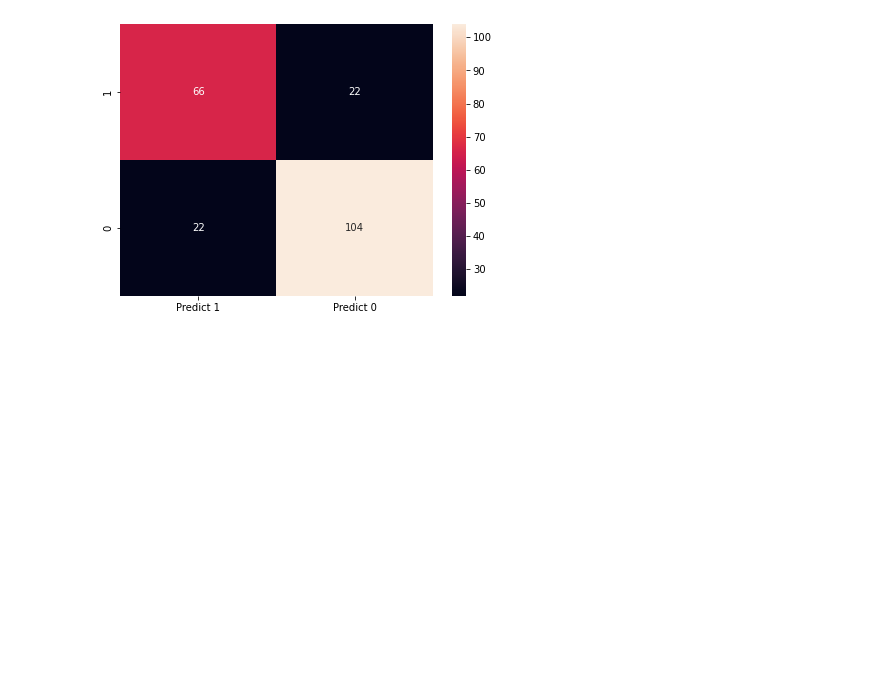
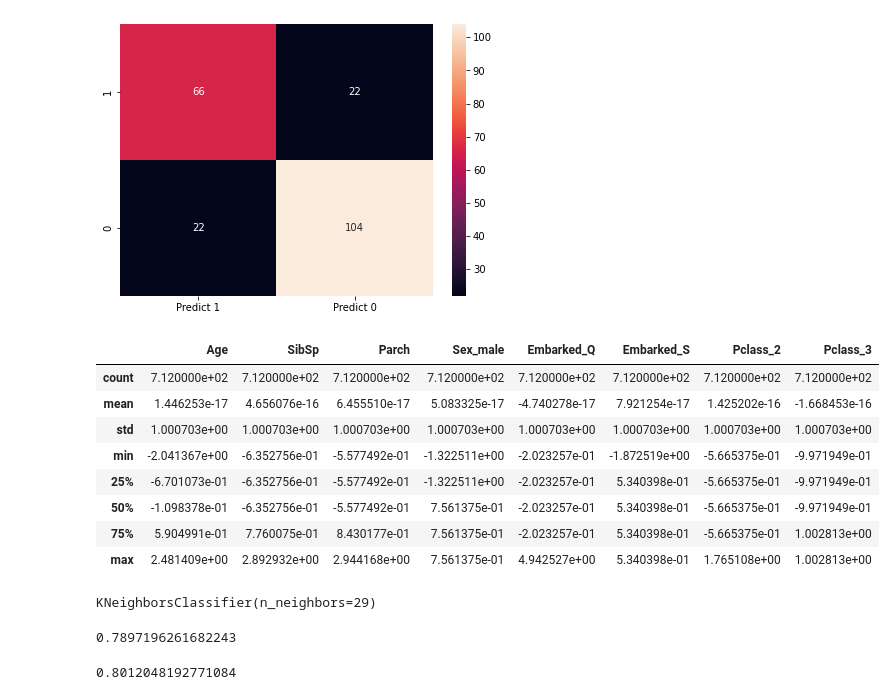
Before and after one commit to Roopesh1070/machine-learning-projects, a Jupyter notebook: logistic regression.ipynb, the cells around one changed output. Saved outputs shown, nothing was run; the diff lists cells and outputs as text; code cells hidden in the pictures; blank space fills up the shorter version.

```diff
--- a/logistic regression.ipynb
+++ b/logistic regression.ipynb
@@ -292,0 +307,13 @@ sns.heatmap(df_cm,annot=True,fmt='g')
+# %%
+xscaled=x.apply(zscore)
+xscaled.describe()
+# %% [output]
+|  | Age | SibSp | Parch | Sex_male | Embarked_Q | Embarked_S | Pclass_2 | Pclass_3 |
+| count | 7.120000e+02 | 7.120000e+02 | 7.120000e+02 | 7.120000e+02 | 7.120000e+02 | 7.120000e+02 | 7.120000e+02 | 7.120000e+02 |
+| mean | 1.446253e-17 | 4.656076e-16 | 6.455510e-17 | 5.083325e-17 | -4.740278e-17 | 7.921254e-17 | 1.425202e-16 | -1.668453e-16 |
+| std | 1.000703e+00 | 1.000703e+00 | 1.000703e+00 | 1.000703e+00 | 1.000703e+00 | 1.000703e+00 | 1.000703e+00 | 1.000703e+00 |
+| min | -2.041367e+00 | -6.352756e-01 | -5.577492e-01 | -1.322511e+00 | -2.023257e-01 | -1.872519e+00 | -5.665375e-01 | -9.971949e-01 |
+| 25% | -6.701073e-01 | -6.352756e-01 | -5.577492e-01 | -1.322511e+00 | -2.023257e-01 | 5.340398e-01 | -5.665375e-01 | -9.971949e-01 |
+| 50% | -1.098378e-01 | -6.352756e-01 | -5.577492e-01 | 7.561375e-01 | -2.023257e-01 | 5.340398e-01 | -5.665375e-01 | -9.971949e-01 |
+| 75% | 5.904991e-01 | 7.760075e-01 | 8.430177e-01 | 7.561375e-01 | -2.023257e-01 | 5.340398e-01 | -5.665375e-01 | 1.002813e+00 |
+| max | 2.481409e+00 | 2.892932e+00 | 2.944168e+00 | 7.561375e-01 | 4.942527e+00 | 5.340398e-01 | 1.765108e+00 | 1.002813e+00 |
@@ -292,0 +324,13 @@ sns.heatmap(df_cm,annot=True,fmt='g')
+# %%
+NNH.fit(x_train,y_train)
+# %% [output]
+KNeighborsClassifier(n_neighbors=29)
+# %%
+predicted_labels=NNH.predict(x_test)
+NNH.score(x_test,y_test)
+# %% [output]
+0.7897196261682243
+# %%
+NNH.score(x_train,y_train)
+# %% [output]
+0.8012048192771084
```
Also changed, not shown: parts of 15 cells of this notebook.
